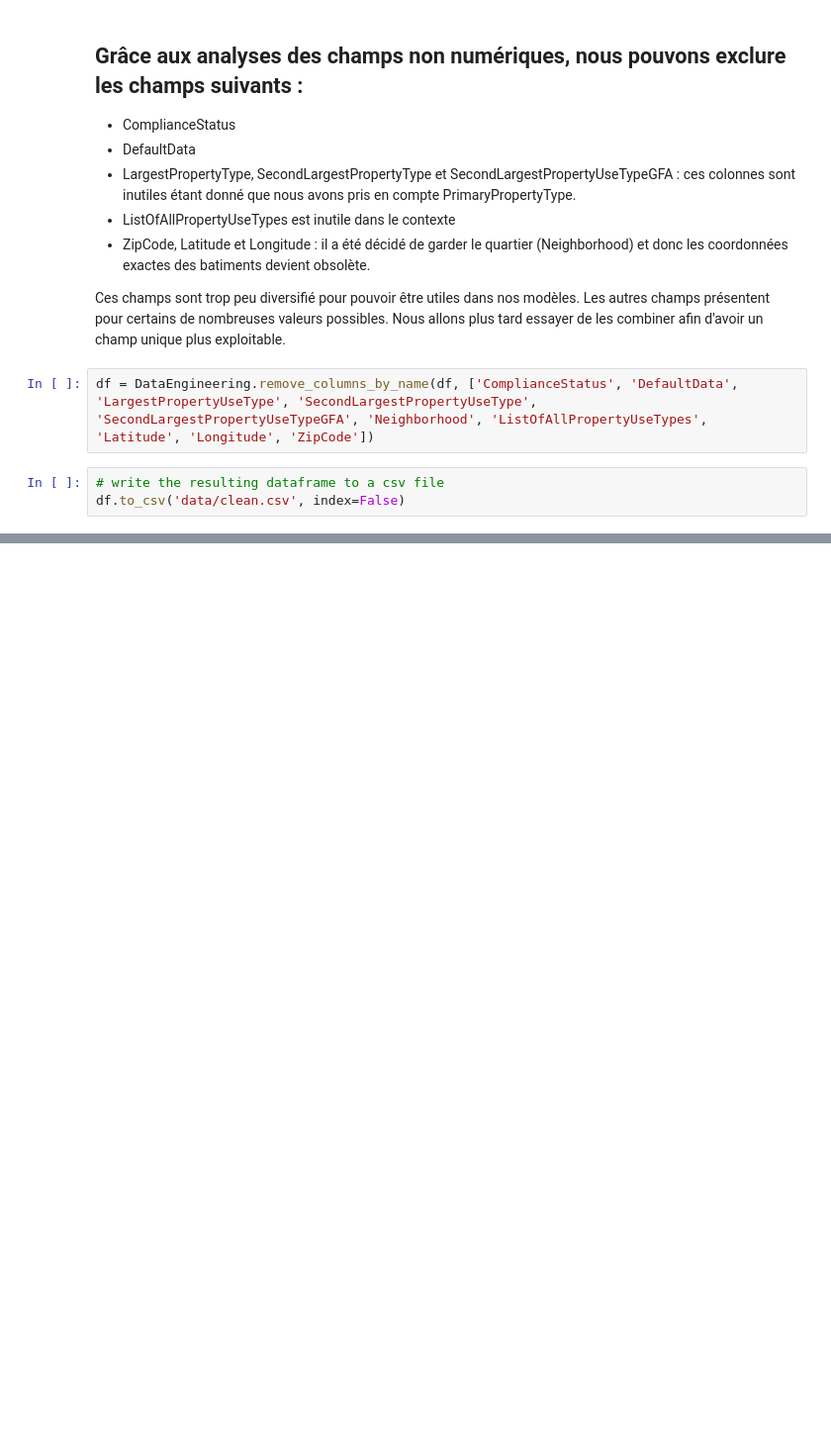
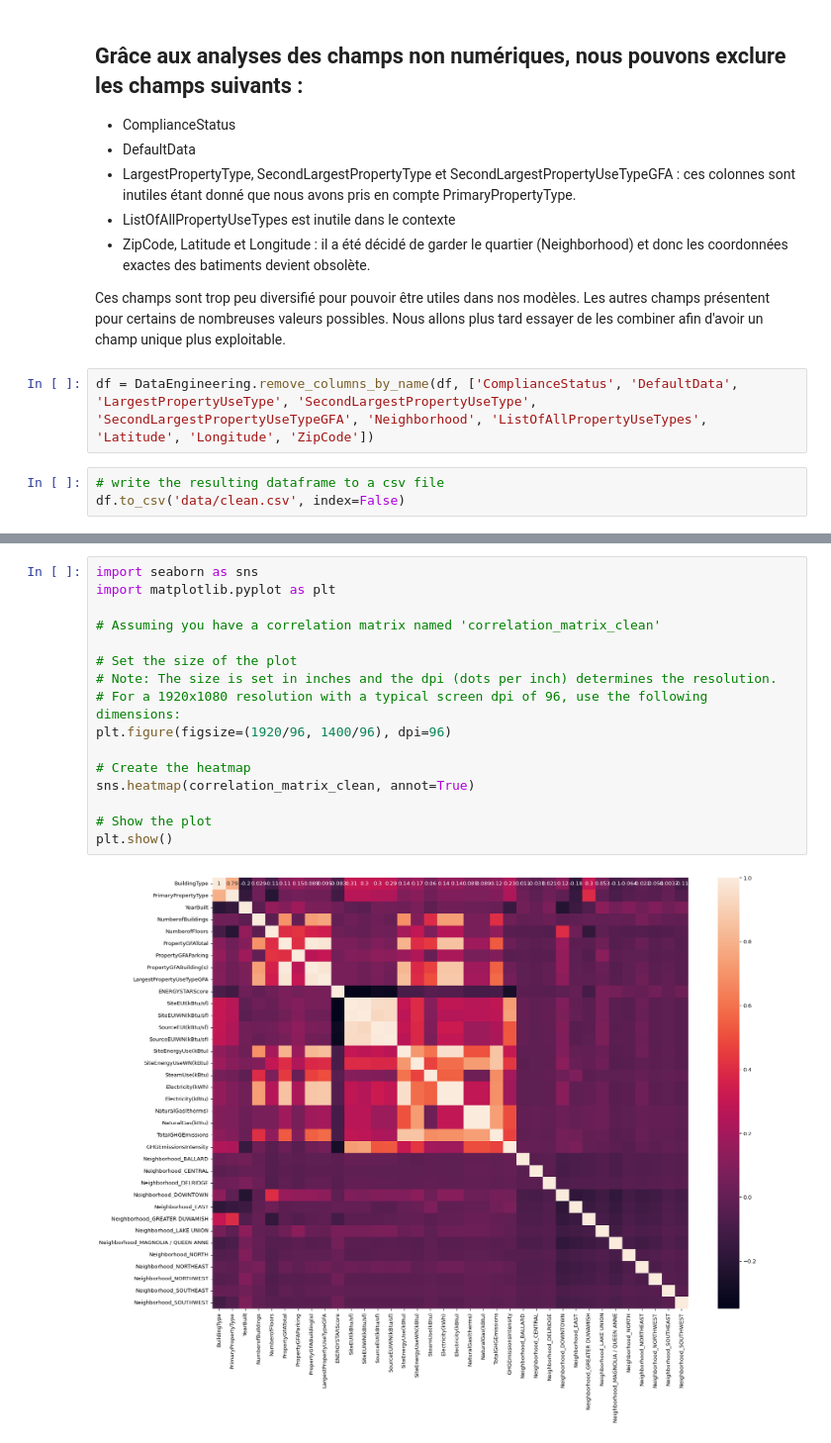
Before and after one commit to CharbonneauJean/OC-Projet3, a Jupyter notebook: analyse_exploratoire.ipynb, the cells around one changed output, grey strips where cells are left out. Shown at 99% size. Saved outputs shown, nothing was run; the diff lists cells and outputs as text; blank space fills up the shorter version.

```diff
--- a/analyse_exploratoire.ipynb
+++ b/analyse_exploratoire.ipynb
@@ -385,0 +405,18 @@ df.to_csv('data/clean.csv', index=False)
+# %%
+import seaborn as sns
+import matplotlib.pyplot as plt
+
+# Assuming you have a correlation matrix named 'correlation_matrix_clean'
+
+# Set the size of the plot
+# Note: The size is set in inches and the dpi (dots per inch) determines the resolution.
+# For a 1920x1080 resolution with a typical screen dpi of 96, use the following dimensions:
+plt.figure(figsize=(1920/96, 1400/96), dpi=96)
+
+# Create the heatmap
+sns.heatmap(correlation_matrix_clean, annot=True)
+
+# Show the plot
+plt.show()
+# %% [output]
+[figure, added]
```
Also changed, not shown: parts of 5 cells of this notebook, 1 other file.
